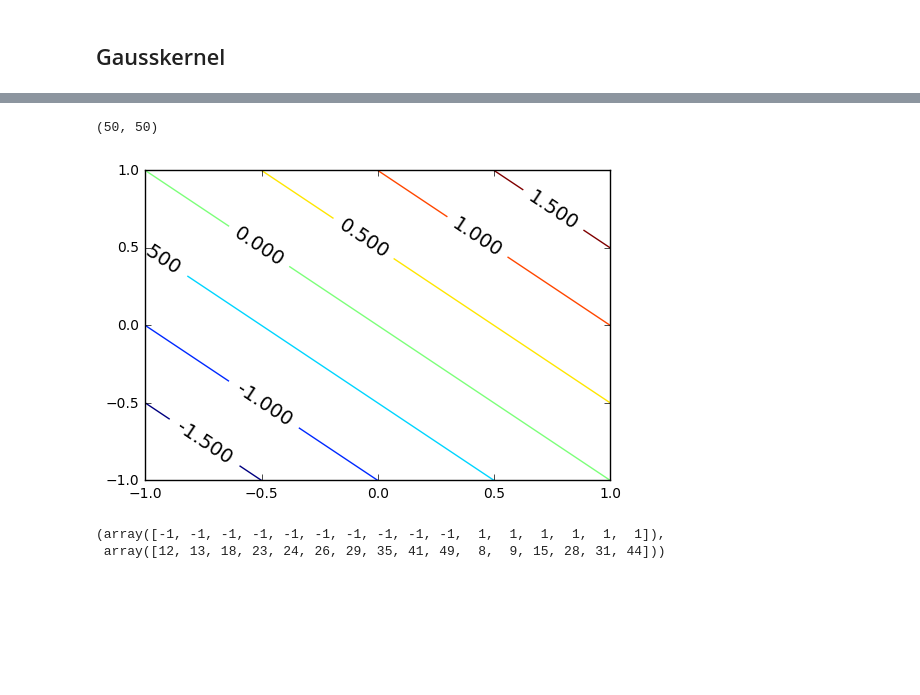
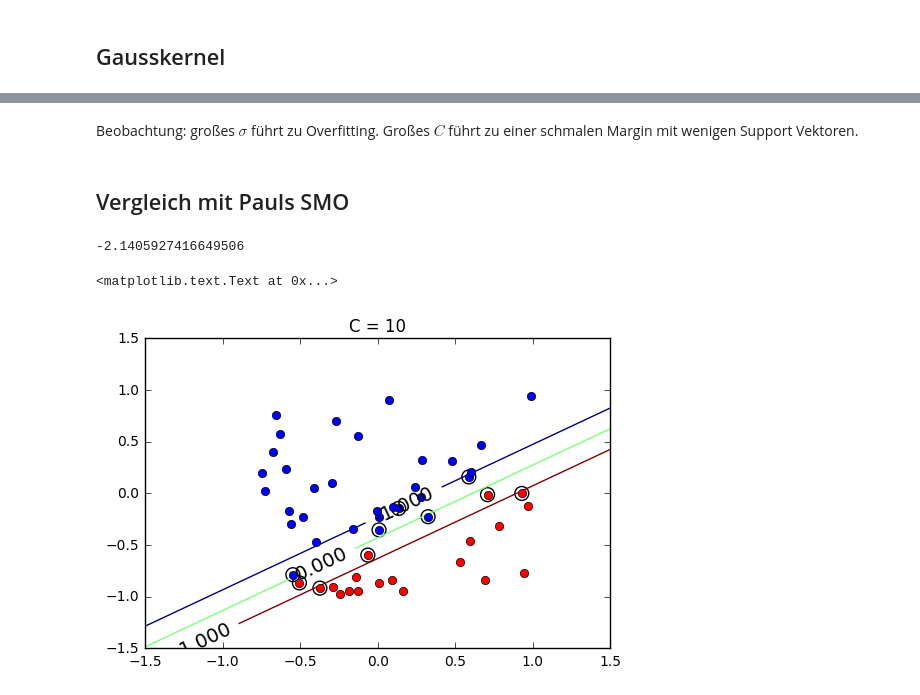
Before and after one commit to LisaBM/ml_project, a Jupyter notebook: SVM_sklearn.ipynb, the cells around one changed output, grey strips where cells are left out. Saved outputs shown, nothing was run; the diff lists cells and outputs as text; code cells hidden in the pictures; blank space fills up the shorter version.

```diff
--- a/SVM_sklearn.ipynb
+++ b/SVM_sklearn.ipynb
@@ -163,16 +119,4 @@ plt.title('C = '+str(C))''';
-# %%
-x = np.linspace(-1, 1)
-X, Y = np.meshgrid(x, x)
-Z = X+Y
-P= plt.contour(X, Y, Z)
-plt.clabel(P, colors = 'k', fontsize=14)
-
-np.shape(Z)
-# %% [output]
-(50, 50)
-[figure, removed]
-# %%
-example_labels[supp_indices], supp_indices
-# %% [output]
-(array([-1, -1, -1, -1, -1, -1, -1, -1, -1, -1,  1,  1,  1,  1,  1,  1]),
- array([12, 13, 18, 23, 24, 26, 29, 35, 41, 49,  8,  9, 15, 28, 31, 44]))
+# %% [markdown]
+Beobachtung: großes $\sigma$ führt zu Overfitting. Großes $C$ führt zu einer schmalen Margin mit wenigen Support Vektoren.
+# %% [markdown]
+## Vergleich mit Pauls SMO
@@ -178,0 +132,47 @@ example_labels[supp_indices], supp_indices
+# %%
+C = 10
+solution = smo(np.transpose(example_data),example_labels,C,scalar_product,1e-5,'yes', kernel_identifier='standard scalar product')
+alpha = solution['solution']
+# %%
+def extract_suppvectors(alpha, data):
+    supp_indices = np.array([i for i in range(len(data)) if not alpha[i]==0])
+    supp_vectors = data[supp_indices]
+    return supp_indices, supp_vectors
+def extract_w(alpa, labels, data):
+    #nur für linear kernels
+    w = np.sum((np.array(alpha[i]*labels[i]*data[i]) for i in supp_indices), axis = 0)
+    return w
+
+def y_withoutb(x, alpha_supp, labels_supp, data_supp, kernel):
+    alphatimeslabels = np.multiply(alpha_supp, labels_supp)
+    k = np.array([kernel(x, y) for y in data_supp])
+    return np.dot(alphatimeslabels, k)
+
+def extract_b(alpha_supp, labels_supp, data_supp, kernel, C):
+    indicesonmargin = np.array([i for i in range(len(data_supp)) if alpha_supp[i]<C ])
+    return 1./len(indicesonmargin)*sum([labels_supp[i]-y_withoutb(data_supp[i],alpha_supp, labels_supp, data_supp, kernel) for i in range(len(indicesonmargin))])
+# %%
+supp_indices, supp_vectors = extract_suppvectors(alpha, example_data)
+w = extract_w(alpha, example_labels, example_data)
+b = extract_b(alpha[supp_indices], example_labels[supp_indices], example_data[supp_indices], scalar_product, C)
+# %% [output]
+-2.1405927416649506
+# %%
+x = np.linspace(-1.5, 1.5, 100)
+X, Y = np.meshgrid(x, x)
+Z = np.array([[w[0]*x1 + w[1]*x2 + b for x1 in x] for x2 in x])
+Z = np.reshape(Z, (np.shape(Z)[0], np.shape(Z)[1]))
+Paulfig1 = plt.figure()
+CPaul = plt.contour(X, Y, Z, levels = [-1, 0, 1])
+plt.clabel(CPaul, colors = 'k', fontsize=14)
+
+p1, = plt.plot(label1[:,0], label1[:,1], 'ro', label = 'label = 1')
+p2, = plt.plot( label0[:,0], label0[:,1], 'o', label = 'label = -1')
+#legend = plt.legend(handles = [p1, p2])
+plt.scatter(supp_vectors[:,0], supp_vectors[:,1], s=100, facecolors = 'none')
+plt.xlim([-1.5, 1.5])
+plt.ylim([-1.5, 1.5])
+plt.title('C = '+str(C))
+# %% [output]
+<matplotlib.text.Text at 0x...>
+[figure, added]
```
Also changed, not shown: parts of 16 cells of this notebook, 1 other file.
